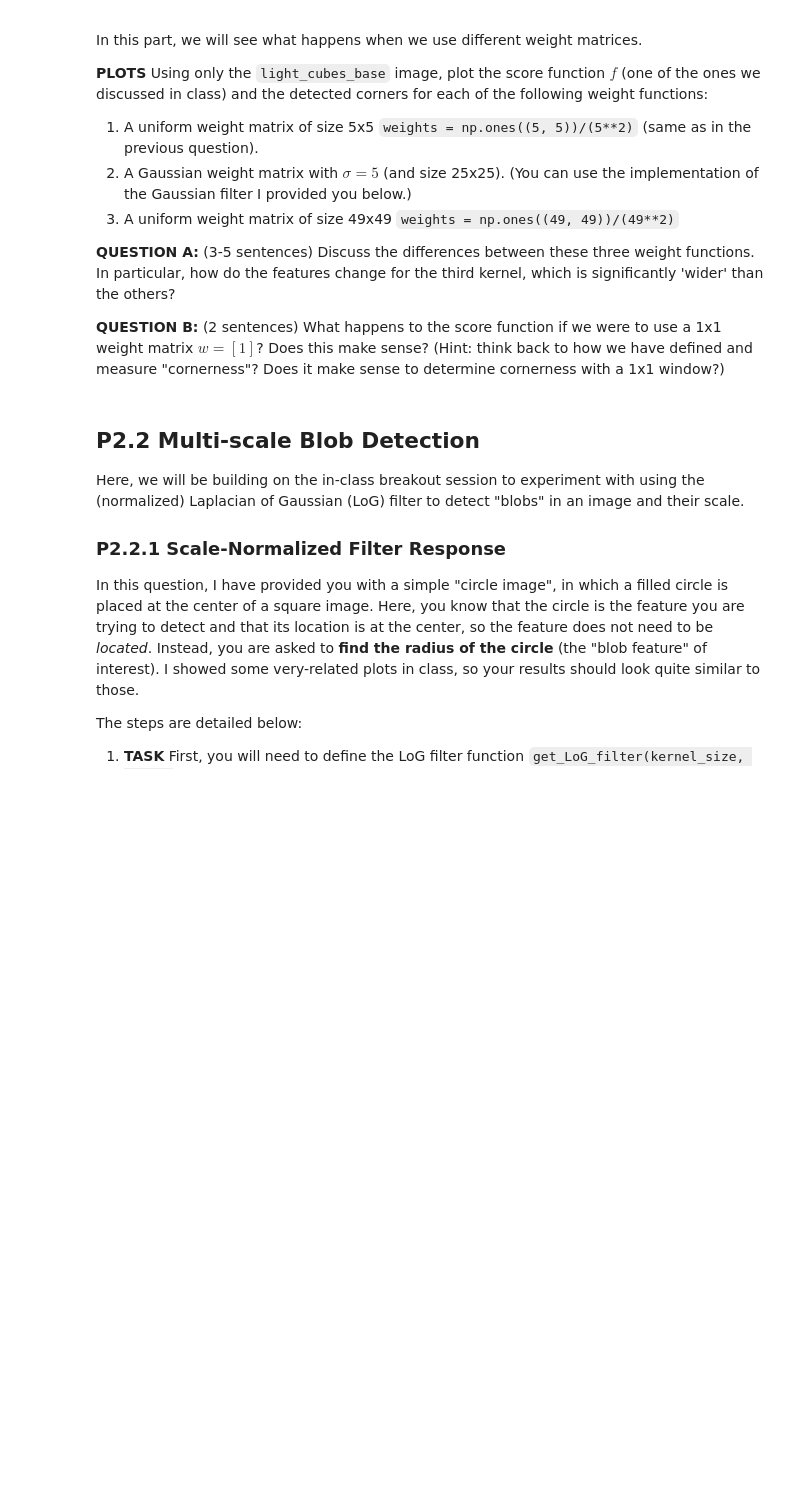
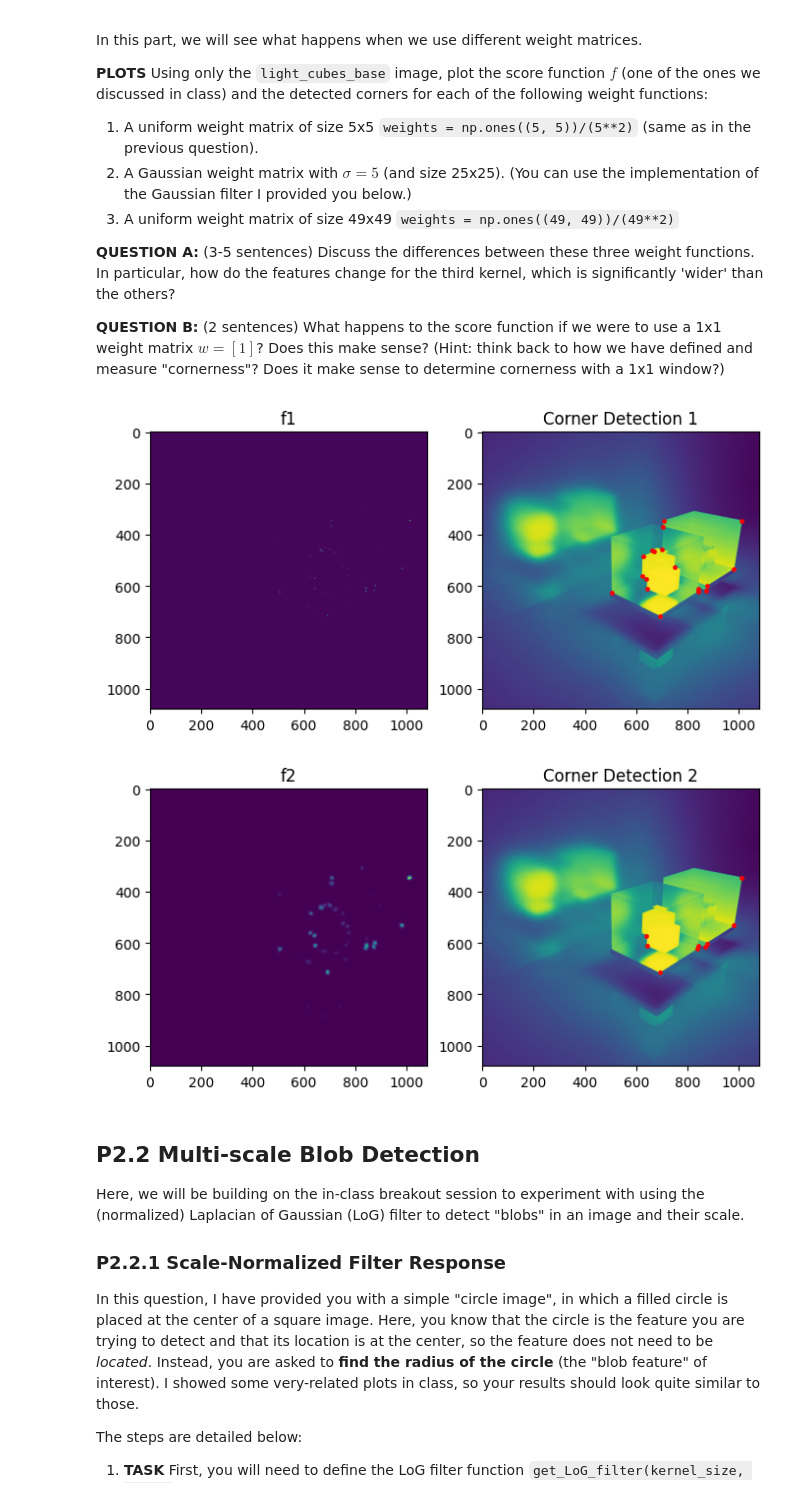
Before and after one commit to MrJoshie333/cs5401, a Jupyter notebook: Assignment 2/P2.Features_Scale_Warping.ipynb, the cells around one changed output. Drawn from its saved outputs; the diff is of its cells as text; code cells hidden in the pictures; blank space fills up the shorter version.

```diff
--- a/Assignment 2/P2.Features_Scale_Warping.ipynb
+++ b/Assignment 2/P2.Features_Scale_Warping.ipynb
@@ -133,3 +217,81 @@ None
+# %%
+def get_gaussian_filter(n, sigma=1):
+    assert(n % 2 == 1)
+    h = (n + 1)//2
+    d = np.arange(h)
+    d = np.concatenate((d[::-1], d[1:]))
+    d = d[:, np.newaxis]
+    d_sq = d**2 + d.T ** 2
+    # Take the gaussian
+    g = np.exp(-d_sq/2/(sigma**2))
+    # Normalize
+    g = g/g.sum().sum()
+    return g
+
+image = load_image("light_cubes_base.png")[:, :, 0]
+
+#Horizontal Sobel Filter:
+hf = [
+    [1, 0, -1],
+    [2, 0, -2],
+    [1, 0, -1]
+]
+#Vertical Sobel Filter:
+vf = [
+    [1, 2, 1],
+    [0, 0, 0],
+    [-1, -2, -1]
+]
+
+Ix = scipy.signal.convolve(
+          image, hf, mode='same')
+Iy = scipy.signal.convolve(
+          image, vf, mode='same')
+
+
+
+weight1 = np.ones((5, 5))/25
+A = scipy.signal.convolve(Ix**2, weight1, mode='same')
+B = scipy.signal.convolve(Ix * Iy, weight1, mode='same')
+C = scipy.signal.convolve(Iy**2, weight1, mode='same')
+f = (A*C-B**2) / (A+C+1E-30)
+
+fig = plt.figure(figsize=(8,6))
+plt.subplot(1, 2, 1)
+plt.imshow(f)
+plt.title("f1")
+plt.subplot(1,2,2)
+plt.imshow(image)
+
+points = get_local_maxima(f, 0.1)
+for point in points:
+    plt.scatter(point[0], point[1], color='red', s = 6)
+plt.title("Corner Detection 1")
+plt.show()
+
+#================
+weight2=get_gaussian_filter(25,5)
+A = scipy.signal.convolve(Ix**2, weight2, mode='same')
+B = scipy.signal.convolve(Ix * Iy, weight2, mode='same')
+C = scipy.signal.convolve(Iy**2, weight2, mode='same')
+f = (A*C-B**2) / (A+C+1E-30)
+
+fig = plt.figure(figsize=(8,6))
+plt.subplot(1, 2, 1)
+plt.imshow(f)
+plt.title("f2")
+plt.subplot(1,2,2)
+plt.imshow(image)
+
+points = get_local_maxima(f, 0.1)
+for point in points:
+    plt.scatter(point[0], point[1], color='red', s = 6)
+plt.title("Corner Detection 2")
+
+plt.show()
+# %% [output]
+[figure, added]
+[figure, added]
 # %% [markdown]
 ## P2.2 Multi-scale Blob Detection
 
```
Also changed, not shown: parts of 10 cells of this notebook, 1 other file.
